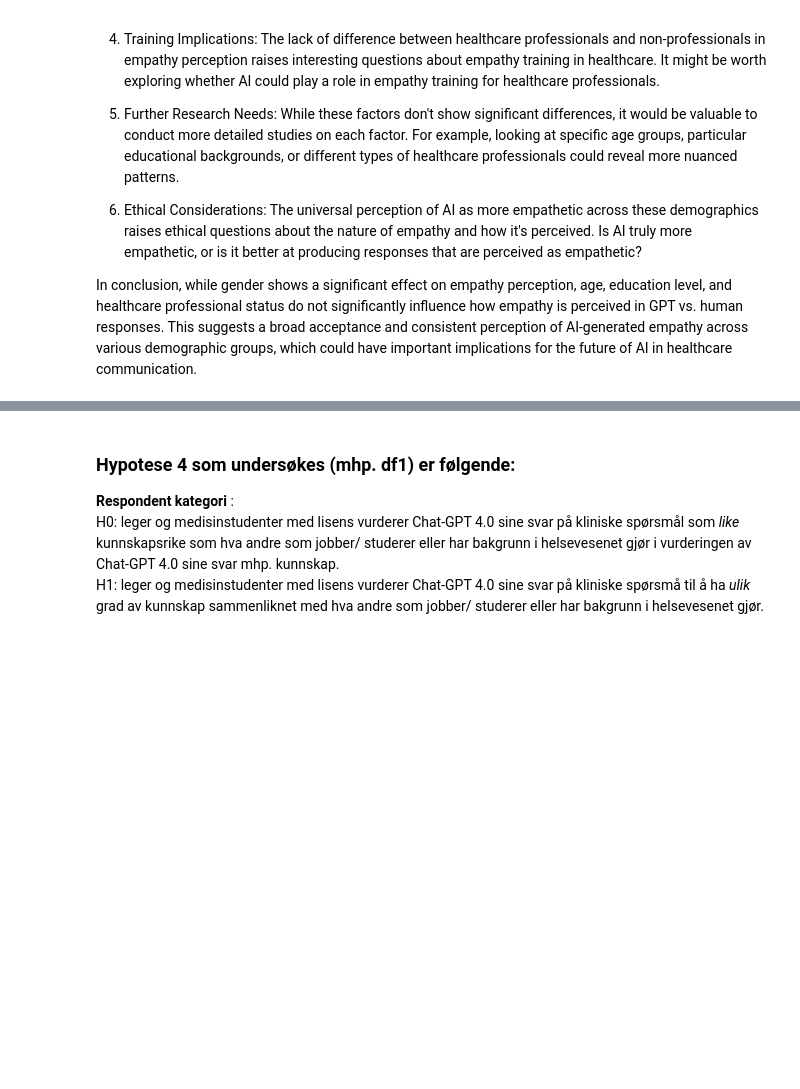
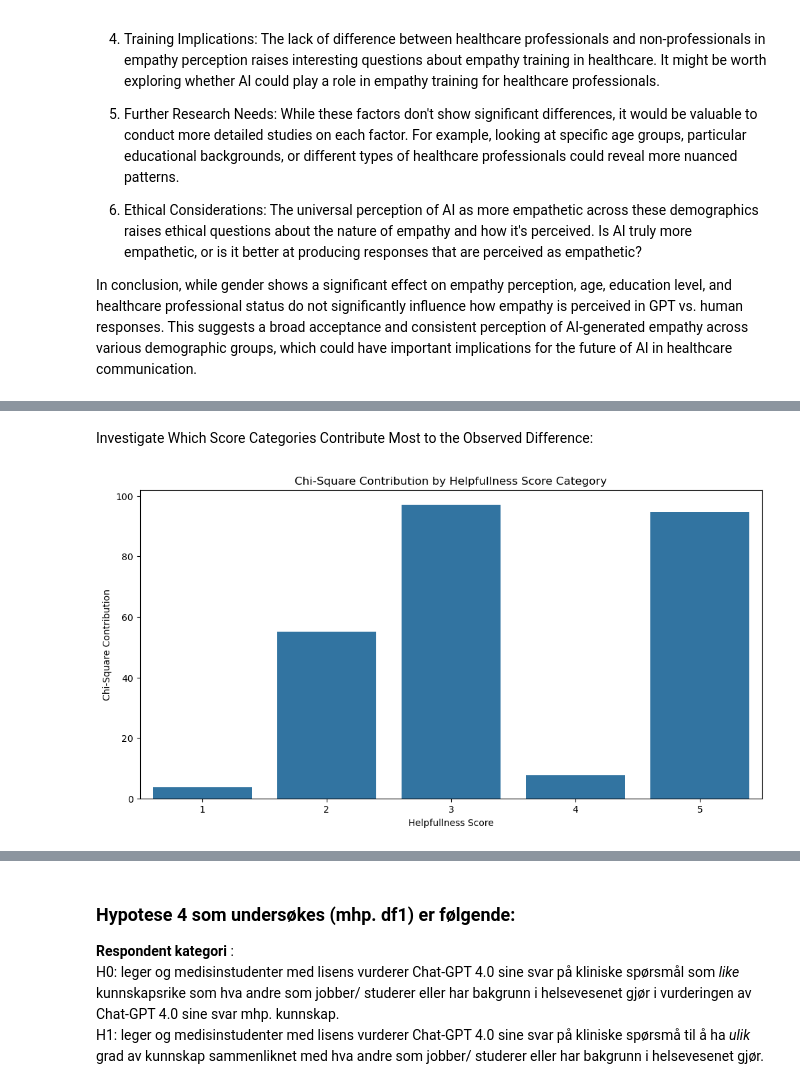
Before and after one commit to MMIV-ML/helseveileder, a Jupyter notebook: notebooks/1-analysis.ipynb, the cells around one changed output, grey strips where cells are left out. Cells and saved outputs as stored; diff of their text form; code cells hidden in the pictures; blank space fills up the shorter version.

```diff
--- a/notebooks/1-analysis.ipynb
+++ b/notebooks/1-analysis.ipynb
@@ -1565,0 +1718,24 @@ Difference in mean scores: 0.55
+# %% [markdown]
+Investigate Which Score Categories Contribute Most to the Observed Difference:
+# %%
+# Calculate the expected frequencies
+total = len(df)
+gpt_total = len(df[df['chatgpt'] == True])
+human_total = len(df[df['chatgpt'] == False])
+
+expected_gpt = gpt_total * (gpt_freq + human_freq) / total
+expected_human = human_total * (gpt_freq + human_freq) / total
+
+# Calculate chi-square contribution for each category
+chi_square_contrib = ((gpt_freq - expected_gpt)**2 / expected_gpt +
+                      (human_freq - expected_human)**2 / expected_human)
+
+# Plot the chi-square contributions
+plt.figure(figsize=(12, 6))
+sns.barplot(x=chi_square_contrib.index, y=chi_square_contrib.values)
+plt.title('Chi-Square Contribution by Helpfullness Score Category')
+plt.xlabel('Helpfullness Score')
+plt.ylabel('Chi-Square Contribution')
+plt.show()
+# %% [output]
+[figure, added]
```
Also changed, not shown: parts of 58 cells of this notebook.
